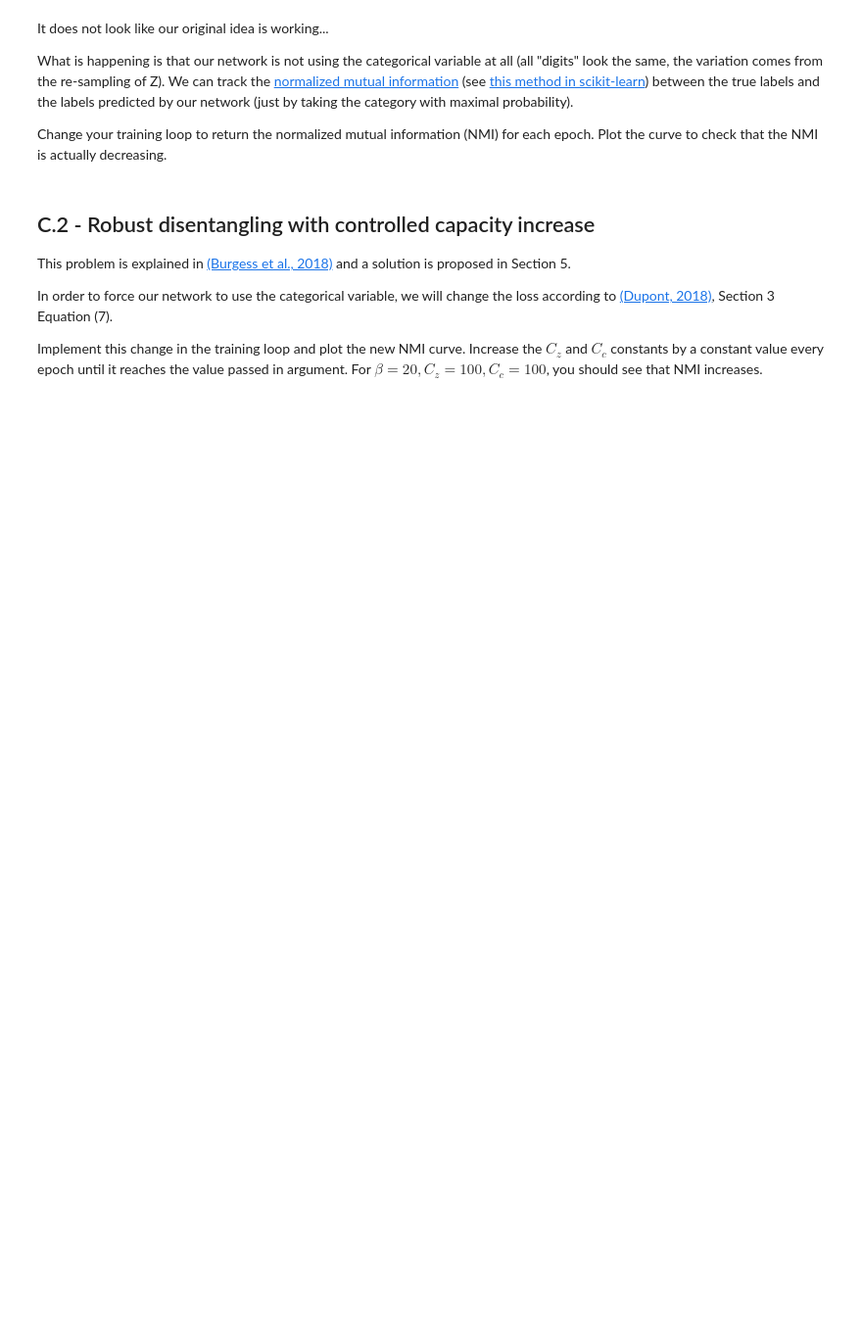
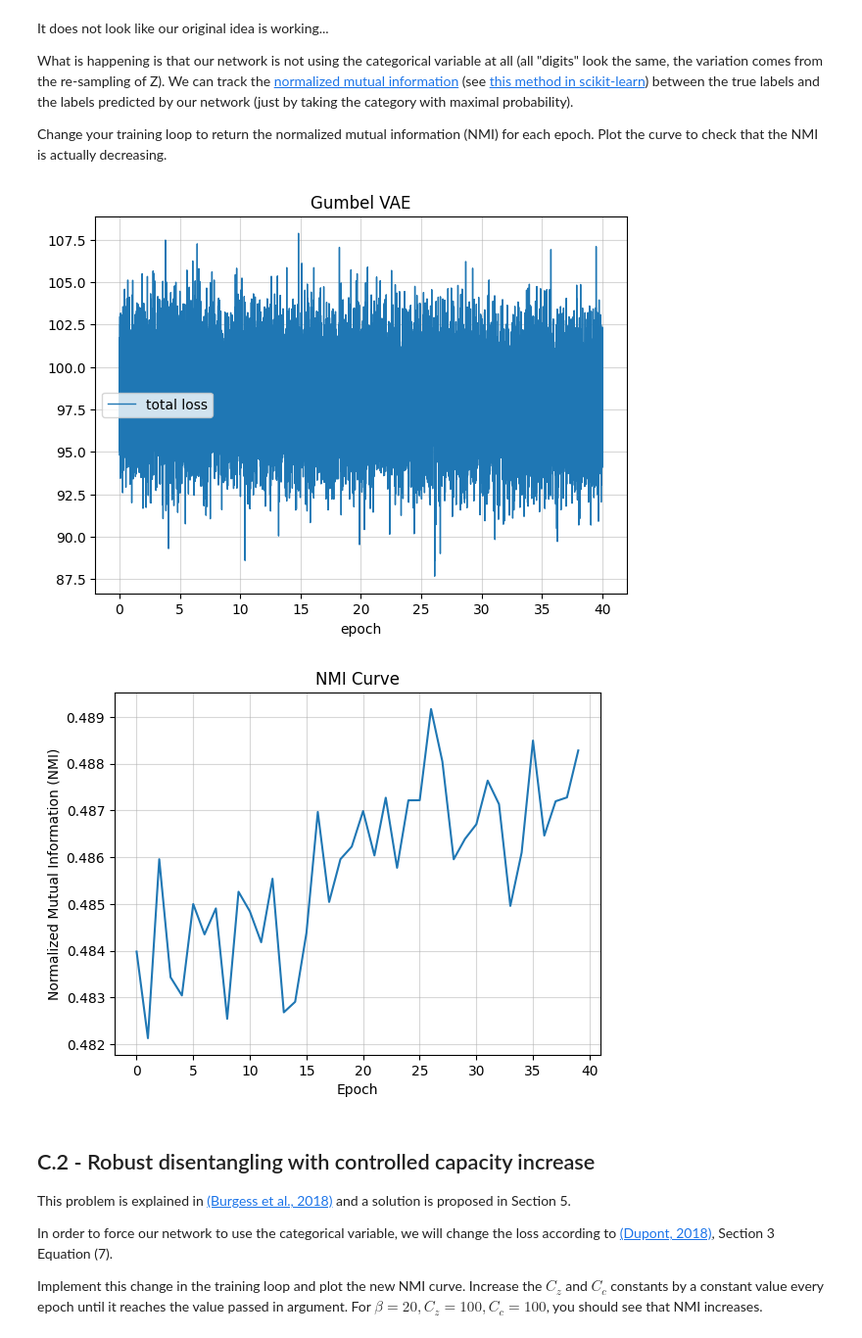
Before and after one commit to arnaudcournil/ensae_dl_pw2, a Jupyter notebook: notebook.ipynb, the cells around one changed output. Shown at 98% size. Drawn from its saved outputs; the diff is of its cells as text; code cells hidden in the pictures; blank space fills up the shorter version.

```diff
--- a/notebook.ipynb
+++ b/notebook.ipynb
@@ -566,6 +566,71 @@ It does not look like our original idea is working...
 What is happening is that our network is not using the categorical variable at all (all "digits" look the same, the variation comes from the re-sampling of Z). We can track the [normalized mutual information](https://en.wikipedia.org/wiki/Mutual_information#Normalized_variants) (see [this method in scikit-learn](http://scikit-learn.org/stable/modules/generated/sklearn.metrics.normalized_mutual_info_score.html)) between the true labels and the labels predicted by our network (just by taking the category with maximal probability).
 
 Change your training loop to return the normalized mutual information (NMI) for each epoch. Plot the curve to check that the NMI is actually decreasing.
+# %%
+def train_G_with_nmi(model, data_loader=data_loader, num_epochs=num_epochs, beta=1., verbose=True):
+    nmi_scores = []
+    model.train(True)
+    data_dict = { "epoch": [], "total loss": [], "reconstruction": [], "kl_div": [], "entropy": [] }
+    title = "Gumbel VAE"
+
+    for epoch in range(num_epochs):
+        all_labels = []
+        all_labels_est = []
+
+        for i, (x, labels) in enumerate(data_loader):
+            x = x.to(device).view(-1, IMAGE_SIZE)
+            labels = labels.to(device)
+            x_reconst, mu, log_var, (c, logits) = model(x)
+
+            reconst_loss = F.binary_cross_entropy(x_reconst, x, reduction='sum')
+            kl_div = -0.5 * torch.sum(1 + log_var - mu.pow(2) - log_var.exp())
+            entropy = -torch.sum(F.softmax(logits, dim=1) * F.log_softmax(logits, dim=1))
+            loss = reconst_loss + beta * kl_div + beta * (math.log(N_CLASSES) - entropy)
+
+            optimizer.zero_grad()
+            loss.backward()
+            optimizer.step()
+
+            data_dict["total loss"].append(loss.item() / len(x))
+            data_dict["epoch"].append(epoch + float(1+i) / len(data_loader))
+
+            # Store labels for NMI
+            all_labels.append(labels)
+            all_labels_est.append(torch.argmax(logits, dim=1))
+
+            if (i+1) % 100 == 0 and verbose:
+                print("Epoch[{}/{}], Step [{}/{}], Reconst Loss: {:.4f}, KL Div: {:.4f}, Entropy: {:.4f}"
+                      .format(epoch+1, num_epochs, i+1, len(data_loader),
+                              reconst_loss.item()/len(x),
+                              kl_div.item()/len(x),
+                              (math.log(N_CLASSES) - entropy).item()/len(x)))
+
+        # Compute NMI at end of epoch
+        all_labels = torch.cat(all_labels).cpu().numpy()
+        all_labels_est = torch.cat(all_labels_est).cpu().numpy()
+        nmi = normalized_mutual_info_score(all_labels, all_labels_est)
+        nmi_scores.append(nmi)
+
+        if not verbose:
+            live_plot(data_dict, x_key="epoch", title=title)
+
+        print(f"Epoch {epoch+1}/{num_epochs} - NMI: {nmi:.4f}")
+
+    live_plot(data_dict, x_key="epoch", title=title)
+
+    return nmi_scores
+
+nmi_scores = train_G_with_nmi(model_G, num_epochs=num_epochs, verbose=False)
+
+plt.plot(nmi_scores)
+plt.xlabel("Epoch")
+plt.ylabel("Normalized Mutual Information (NMI)")
+plt.title("NMI Curve")
+plt.grid(alpha=0.5, which='both')
+plt.show()
+# %% [output]
+[figure, added]
+[figure, added]
 # %% [markdown]
 ## C.2 - Robust disentangling with controlled capacity increase
 
```
Also changed, not shown: parts of 18 cells of this notebook.
